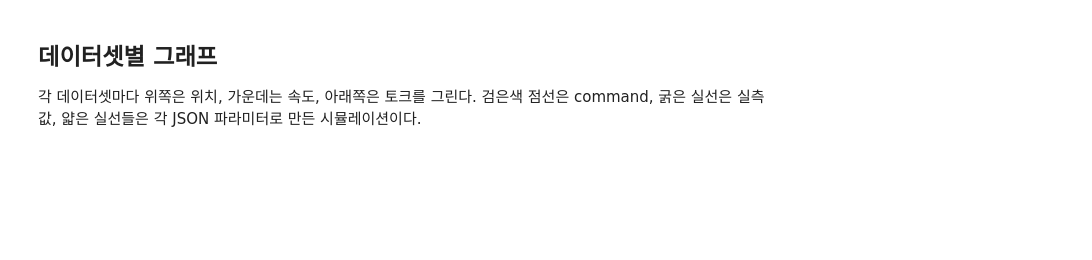
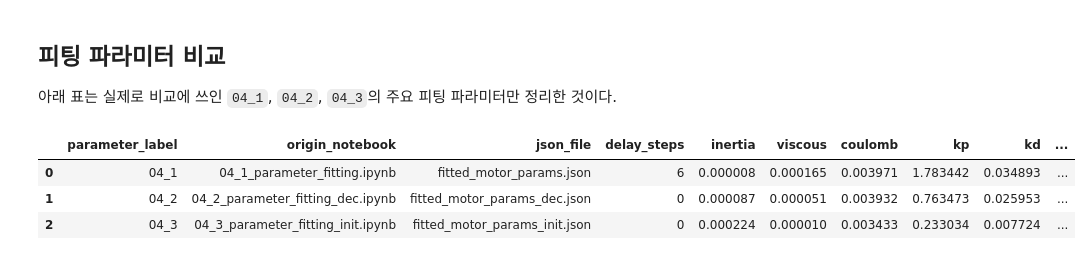
Before and after one commit to ireh21/1-DOF-Servo-Motor-Digital-Twin-in-Newton, a Jupyter notebook: notebooks/05_fitting_comparison.ipynb, the cells around one changed output. Drawn from its saved outputs; the diff is of its cells as text; code cells hidden in the pictures; blank space fills up the shorter version.

```diff
--- a/notebooks/05_fitting_comparison.ipynb
+++ b/notebooks/05_fitting_comparison.ipynb
@@ -40,8 +28,11 @@ import numpy as np
 import pandas as pd
 
 PROJECT_ROOT = next(
-    (path for path in (Path.cwd(), *Path.cwd().parents)
-     if (path / "code" / "single_motor_twin.py").exists()),
+    (
+        path
+        for path in (Path.cwd(), *Path.cwd().parents)
+        if (path / "code" / "single_motor_twin.py").exists()
+    ),
     None,
 )
 if PROJECT_ROOT is None:
@@ -51,11 +42,19 @@ CODE_DIR = PROJECT_ROOT / "code"
 if str(CODE_DIR) not in sys.path:
     sys.path.insert(0, str(CODE_DIR))
 
-from metrics import trajectory_metrics, step_response_metrics, sine_response_metrics, ramp_response_metrics
+from metrics import (
+    ramp_response_metrics,
+    sine_response_metrics,
+    step_response_metrics,
+    trajectory_metrics,
+)
 from single_motor_twin import MotorParams, simulate_motor
 from wmx_log_utils import load_wmx_log
 
 plt.style.use("seaborn-v0_8-whitegrid")
+plt.rcParams["figure.dpi"] = 120
+plt.rcParams["axes.spines.top"] = False
+plt.rcParams["axes.spines.right"] = False
 pd.set_option("display.max_columns", 200)
 pd.set_option("display.width", 200)
 warnings.filterwarnings("ignore", message="WMX 샘플 간격이 일정하지 않습니다.*")
@@ -301,15 +468,28 @@ overall_summary
+# %% [markdown]
+## 피팅 파라미터 비교
+
+아래 표는 실제로 비교에 쓰인 `04_1`, `04_2`, `04_3`의 주요 피팅 파라미터만 정리한 것이다.
 # %%
-parameter_table = pd.DataFrame([
-    {
-        "parameter_label": bundle["label"],
-        "origin_notebook": bundle["origin_notebook"].name,
-        "json_file": bundle["json_path"].name,
-        **asdict(bundle["motor_params"]),
-    }
-    for bundle in bundles
-])
-parameter_table
+parameter_table = pd.DataFrame(
+    [
+        {
+            "parameter_label": bundle["label"],
+            "origin_notebook": bundle["origin_notebook"].name,
+            "json_file": bundle["json_path"].name,
+            "delay_steps": bundle["motor_params"].delay_steps,
+            "inertia": bundle["motor_params"].inertia,
+            "viscous": bundle["motor_params"].viscous,
+            "coulomb": bundle["motor_params"].coulomb,
+            "kp": bundle["motor_params"].kp,
+            "kd": bundle["motor_params"].kd,
+            "torque_response_time_constant": bundle["motor_params"].torque_response_time_constant,
+        }
+        for bundle in bundles
+    ]
+)
+display(parameter_table.round(8))
+# %% [output]
+|  | parameter_label | origin_notebook | json_file | delay_steps | inertia | viscous | coulomb | kp | kd | ... |
+| 0 | 04_1 | 04_1_parameter_fitting.ipynb | fitted_motor_params.json | 6 | 0.000008 | 0.000165 | 0.003971 | 1.783442 | 0.034893 | ... |
+| 1 | 04_2 | 04_2_parameter_fitting_dec.ipynb | fitted_motor_params_dec.json | 0 | 0.000087 | 0.000051 | 0.003932 | 0.763473 | 0.025953 | ... |
+| 2 | 04_3 | 04_3_parameter_fitting_init.ipynb | fitted_motor_params_init.json | 0 | 0.000224 | 0.000010 | 0.003433 | 0.233034 | 0.007724 | ... |
-# %% [markdown]
-## 데이터셋별 그래프
-
-각 데이터셋마다 위쪽은 위치, 가운데는 속도, 아래쪽은 토크를 그린다. 검은색 점선은 command, 굵은 실선은 실측값, 얇은 실선들은 각 JSON 파라미터로 만든 시뮬레이션이다.
```
Also changed, not shown: parts of 21 cells of this notebook, 27 other files.
